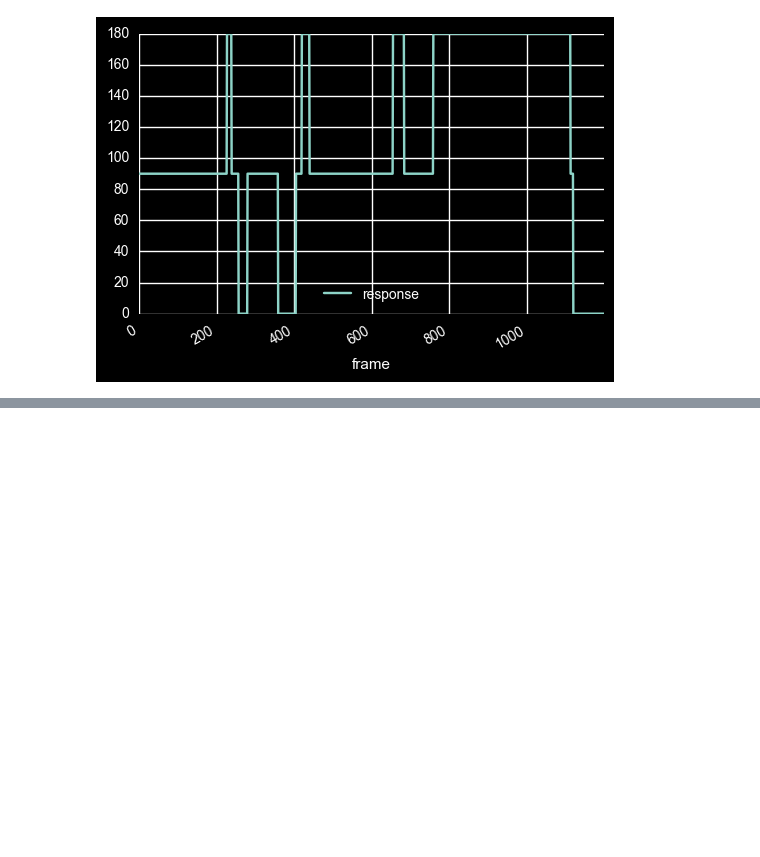
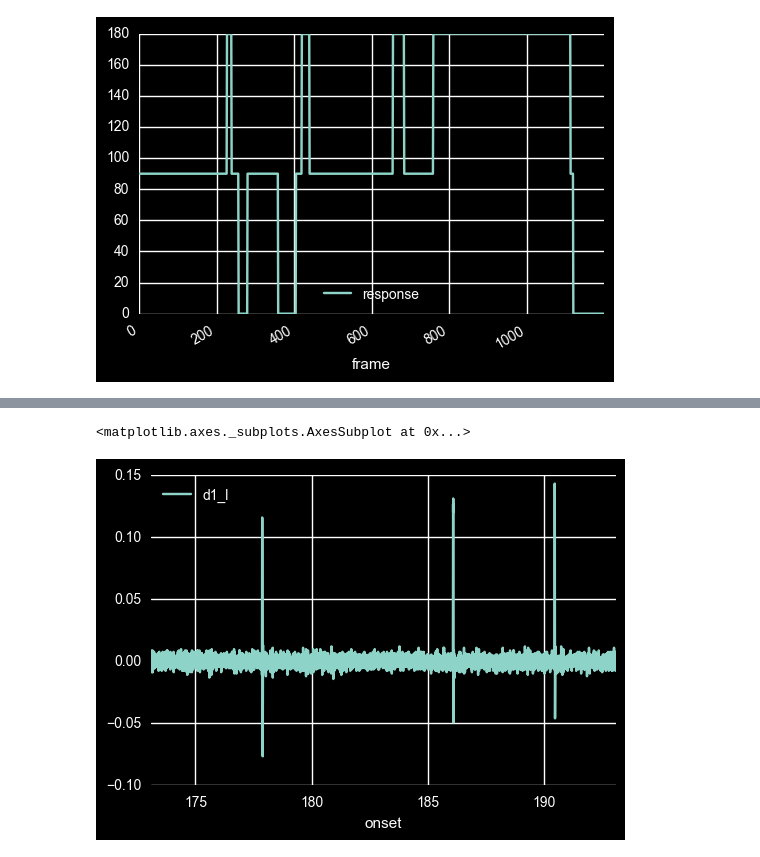
Before and after one commit to egorananyev/dg, a Jupyter notebook: analysis/em.ipynb, the cells around one changed output, grey strips where cells are left out. Drawn from its saved outputs; the diff is of its cells as text; code cells hidden in the pictures; blank space fills up the shorter version.

Commit message:
smoothing and derivative computation of em signal

```diff
--- a/analysis/em.ipynb
+++ b/analysis/em.ipynb
@@ -208,0 +191,9 @@ trialSamps[(trialSamps.index>182000) & (trialSamps.index<186000)].plot(y='x_l')
+# %%
+# Derivatives:
+emdf['d1_l'] = np.gradient(emdf['dg_l']) # velocity
+emdf['d1_r'] = np.gradient(emdf['dg_r'])
+emdf['d2_l'] = np.gradient(emdf['d1_l']) # acceleration
+emdf['d2_r'] = np.gradient(emdf['d1_r'])
+emdf['d3_l'] = np.gradient(emdf['d2_l']) # derivative of acceleration
+emdf['d3_r'] = np.gradient(emdf['d2_r'])
+emdf.head(5)
@@ -208,0 +208,25 @@ trialSamps[(trialSamps.index>182000) & (trialSamps.index<186000)].plot(y='x_l')
+# %%
+# Smoothing (.1s in width)
+window_len = 97 # ~977.75/10, i.e., the number of rows in .1s
+# Smoothing (based on http://scipy-cookbook.readthedocs.io/items/SignalSmooth.html)
+def smooth(x, window_len=11, window='hanning'):
+    # window_len must be an odd number
+    # window can be 'flat', 'hanning', 'hamming', 'bartlett', 'blackman'
+    s = np.r_[x[window_len-1:0:-1], x, x[-1:-window_len:-1]] # signal with added chunks at ends
+    w = eval('np.'+window+'(window_len)') # getting a window distribution from numpy
+    y = np.convolve(w/w.sum(), s, mode='valid') # convolving the signal with the window
+    return y[(window_len/2):-(window_len/2)] # otherwise returns a lengthened array
+# %%
+# Applying the smoothing function to the derivatives:
+emdf['d1_l_sm'] = smooth(np.array(emdf.d1_l), window_len)
+emdf['d1_r_sm'] = smooth(np.array(emdf.d1_r), window_len)
+emdf['d2_l_sm'] = smooth(np.array(emdf.d2_l), window_len)
+emdf['d2_r_sm'] = smooth(np.array(emdf.d2_r), window_len)
+emdf['d3_l_sm'] = smooth(np.array(emdf.d3_l), window_len)
+emdf['d3_r_sm'] = smooth(np.array(emdf.d3_r), window_len)
+# %%
+# Displaying the raw velocity:
+emdf.plot(y='d1_l')
+# %% [output]
+<matplotlib.axes._subplots.AxesSubplot at 0x...>
+[figure, added]
```
Also changed, not shown: parts of 9 cells of this notebook.
